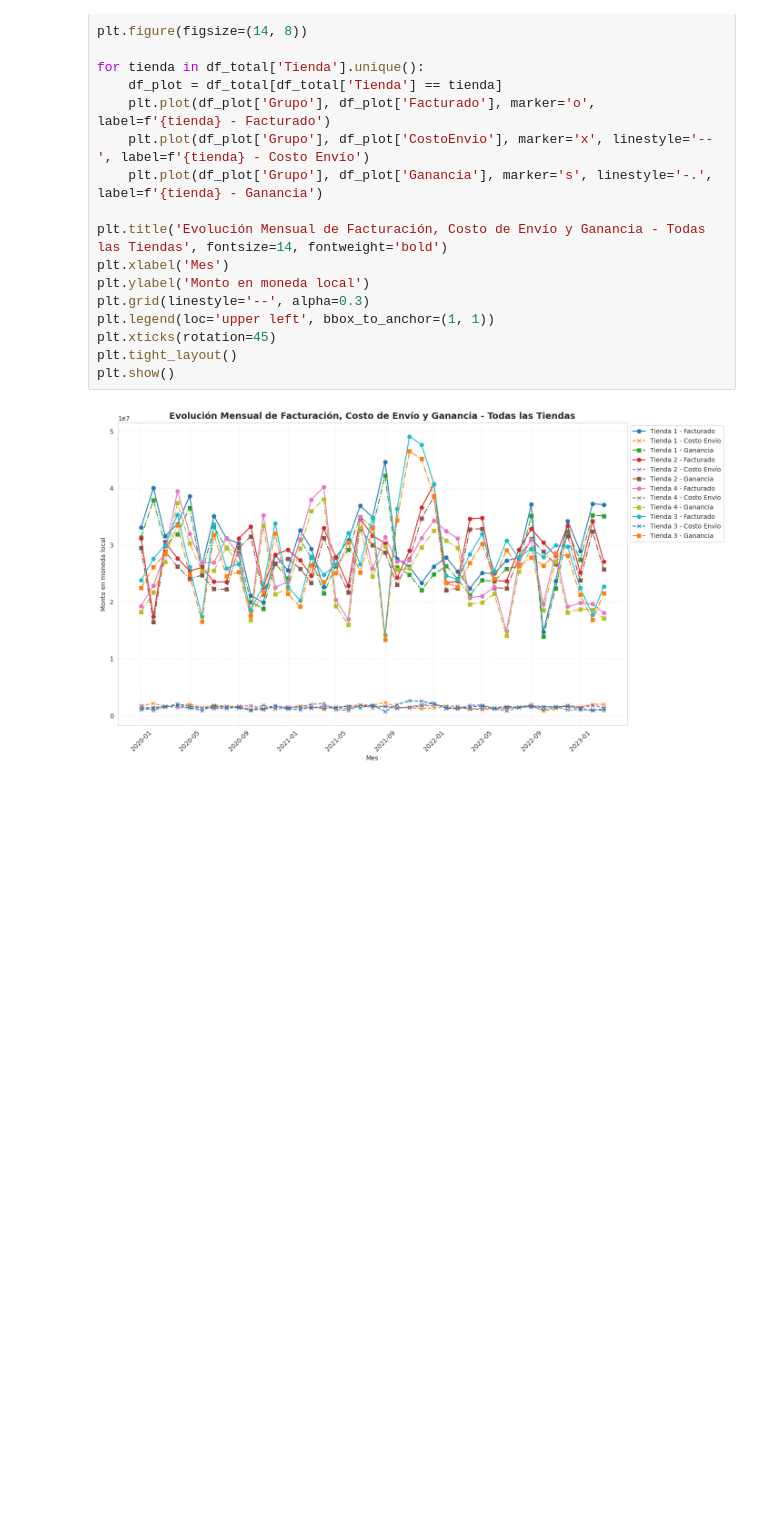
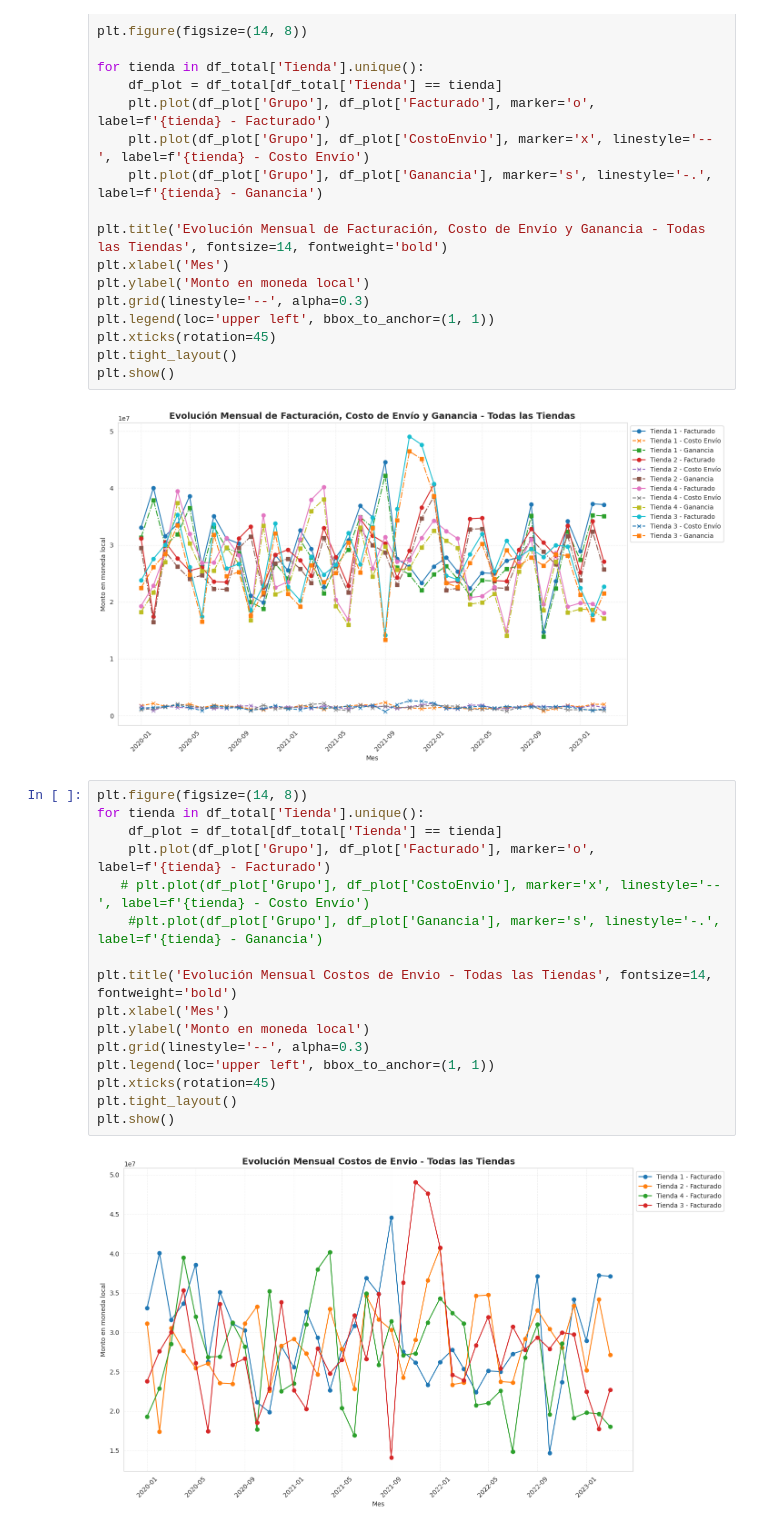
Before and after one commit to educhile1/challenge_datascience1-ONE, a Jupyter notebook: AluraStoreLatam.ipynb, the cells around one changed output. Saved outputs shown, nothing was run; the diff lists cells and outputs as text; blank space fills up the shorter version.

```diff
--- a/AluraStoreLatam.ipynb
+++ b/AluraStoreLatam.ipynb
@@ -609,3 +610,21 @@ plt.tight_layout()
 plt.show()
 # %% [output]
 [figure]
+# %%
+plt.figure(figsize=(14, 8))
+for tienda in df_total['Tienda'].unique():
+    df_plot = df_total[df_total['Tienda'] == tienda]
+    plt.plot(df_plot['Grupo'], df_plot['Facturado'], marker='o', label=f'{tienda} - Facturado')
+   # plt.plot(df_plot['Grupo'], df_plot['CostoEnvio'], marker='x', linestyle='--', label=f'{tienda} - Costo Envío')
+    #plt.plot(df_plot['Grupo'], df_plot['Ganancia'], marker='s', linestyle='-.', label=f'{tienda} - Ganancia')
+
+plt.title('Evolución Mensual Costos de Envio - Todas las Tiendas', fontsize=14, fontweight='bold')
+plt.xlabel('Mes')
+plt.ylabel('Monto en moneda local')
+plt.grid(linestyle='--', alpha=0.3)
+plt.legend(loc='upper left', bbox_to_anchor=(1, 1))
+plt.xticks(rotation=45)
+plt.tight_layout()
+plt.show()
+# %% [output]
+[figure, added]
```
Also changed, not shown: parts of 4 cells of this notebook.
